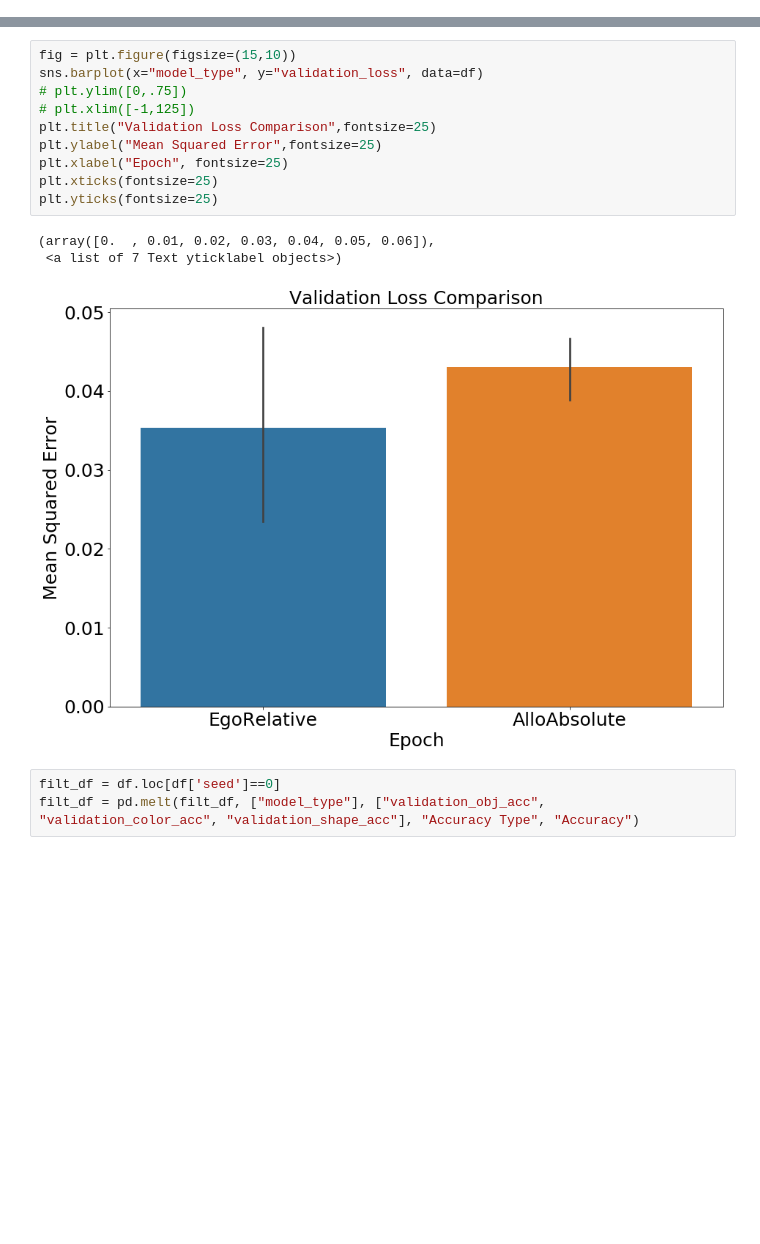
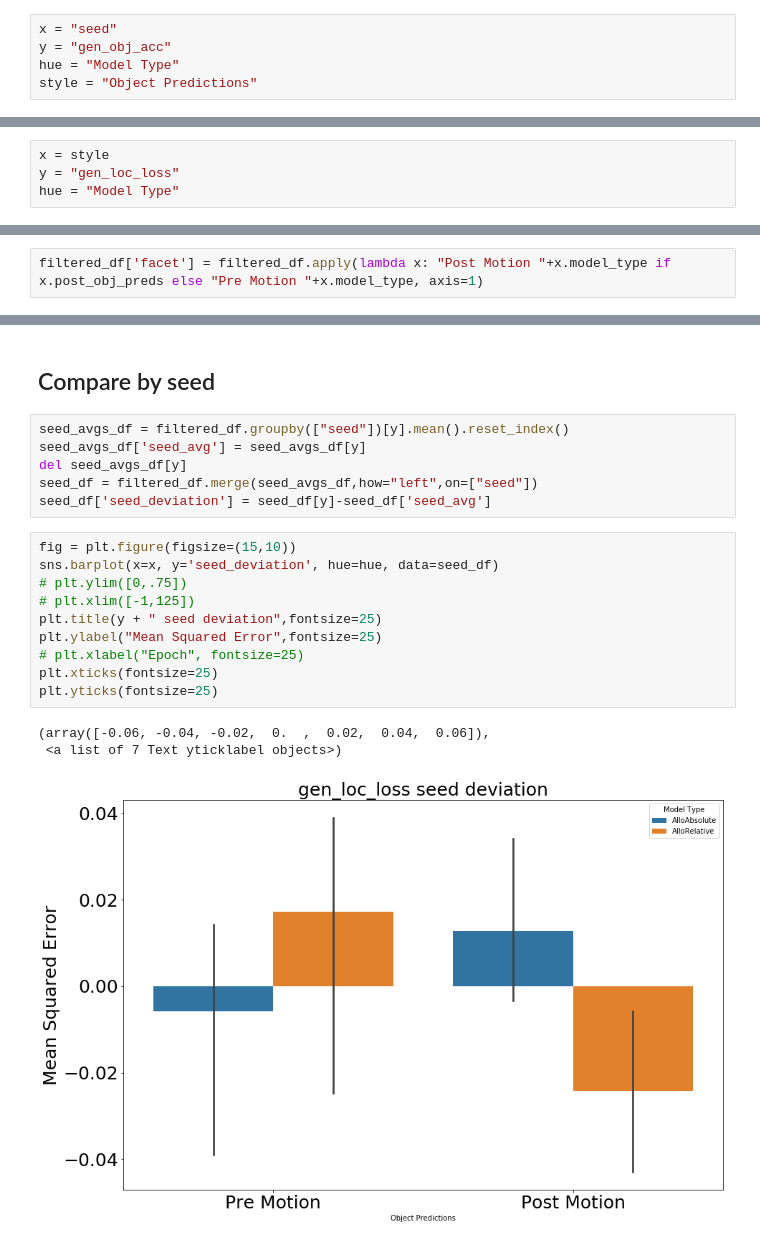
Before and after one commit to grantsrb/gordon_repro, a Jupyter notebook: analysis/ViewManifest.ipynb, the cells around one changed output, grey strips where cells are left out. Drawn from its saved outputs; the diff is of its cells as text; blank space fills up the shorter version.

```diff
--- a/analysis/ViewManifest.ipynb
+++ b/analysis/ViewManifest.ipynb
@@ -20,2 +38,7 @@ df['seed'] = df.apply(lambda x: int(x.model_name.split("seed")[-1].split("_")[0]
+# %%
+x = "seed"
+y = "gen_obj_acc"
+hue = "Model Type"
+style = "Object Predictions"
 # %%
 fig = plt.figure(figsize=(15,10))
@@ -31,0 +56,4 @@ plt.legend(fontsize=25)
+# %%
+x = style
+y = "gen_loc_loss"
+hue = "Model Type"
@@ -31,0 +77,2 @@ plt.legend(fontsize=25)
+# %%
+filtered_df['facet'] = filtered_df.apply(lambda x: "Post Motion "+x.model_type if x.post_obj_preds else "Pre Motion "+x.model_type, axis=1)
@@ -32,17 +107,22 @@ plt.legend(fontsize=25)
+# %% [markdown]
+## Compare by seed
+# %%
+seed_avgs_df = filtered_df.groupby(["seed"])[y].mean().reset_index()
+seed_avgs_df['seed_avg'] = seed_avgs_df[y]
+del seed_avgs_df[y]
+seed_df = filtered_df.merge(seed_avgs_df,how="left",on=["seed"])
+seed_df['seed_deviation'] = seed_df[y]-seed_df['seed_avg']
 # %%
 fig = plt.figure(figsize=(15,10))
-sns.barplot(x="model_type", y="validation_loss", data=df)
+sns.barplot(x=x, y='seed_deviation', hue=hue, data=seed_df)
 # plt.ylim([0,.75])
 # plt.xlim([-1,125])
-plt.title("Validation Loss Comparison",fontsize=25)
+plt.title(y + " seed deviation",fontsize=25)
 plt.ylabel("Mean Squared Error",fontsize=25)
-plt.xlabel("Epoch", fontsize=25)
+# plt.xlabel("Epoch", fontsize=25)
 plt.xticks(fontsize=25)
 plt.yticks(fontsize=25)
 # %% [output]
-(array([0.  , 0.01, 0.02, 0.03, 0.04, 0.05, 0.06]),
+(array([-0.06, -0.04, -0.02,  0.  ,  0.02,  0.04,  0.06]),
  <a list of 7 Text yticklabel objects>)
-[figure, old version]
+[figure, new version]
-# %%
-filt_df = df.loc[df['seed']==0]
-filt_df = pd.melt(filt_df, ["model_type"], ["validation_obj_acc", "validation_color_acc", "validation_shape_acc"], "Accuracy Type", "Accuracy")
```
Also changed, not shown: parts of 12 cells of this notebook, 6 other files.
